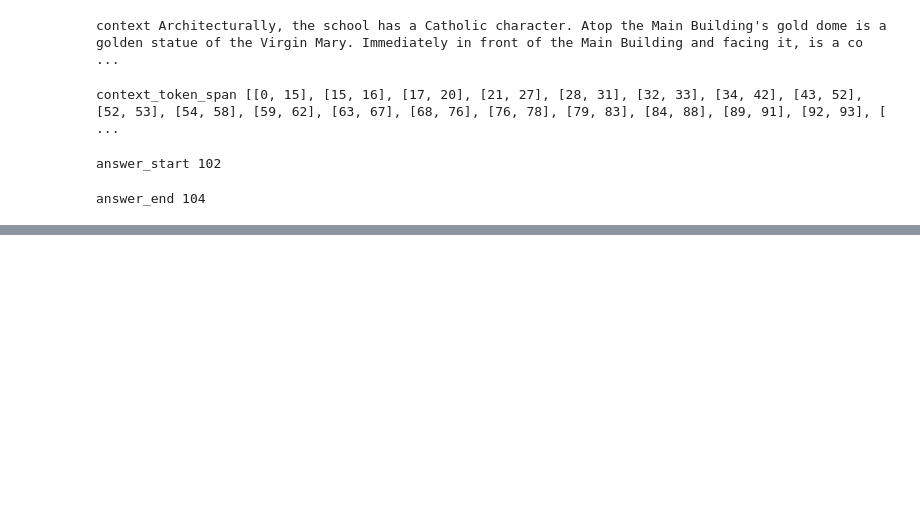
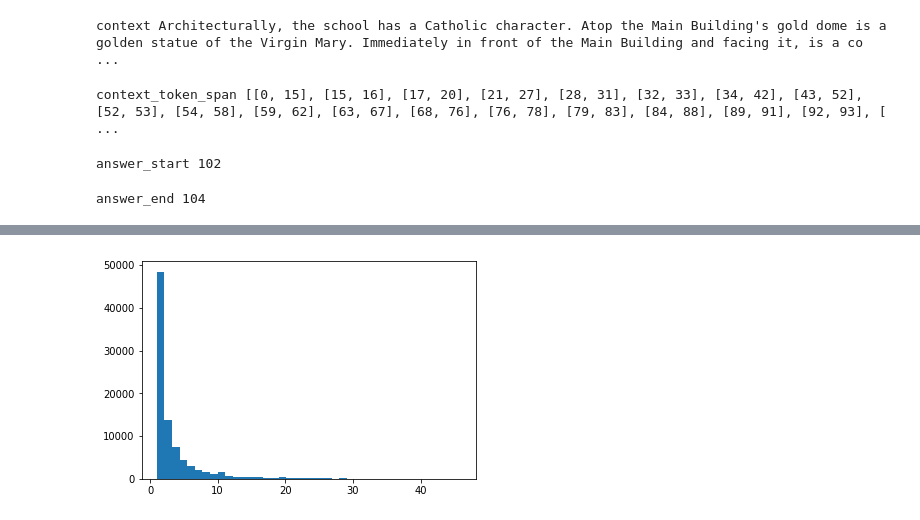
Before and after one commit to cutlass90/DrQA-Tensorflow, a Jupyter notebook: analize_dataset.ipynb, the cells around one changed output, grey strips where cells are left out. Drawn from its saved outputs; the diff is of its cells as text; code cells hidden in the pictures; blank space fills up the shorter version.

```diff
--- a/analize_dataset.ipynb
+++ b/analize_dataset.ipynb
@@ -310,2 +70,0 @@ qa.question.shape
-# %%
-a = qa.answers[0]
@@ -586,0 +289,2 @@ array([[ 0.        ,  0.        ,  0.        ,  0.00704225],
+# %%
+a_lens = [a.end_token - a.start_token for p in data for qa in p.qas for a in qa.answers]
@@ -586,0 +295,5 @@ array([[ 0.        ,  0.        ,  0.        ,  0.00704225],
+# %%
+plt.hist(a_lens, bins=40)
+plt.show()
+# %% [output]
+[figure, added]
```
Also changed, not shown: parts of 76 cells of this notebook, 3 other files.
